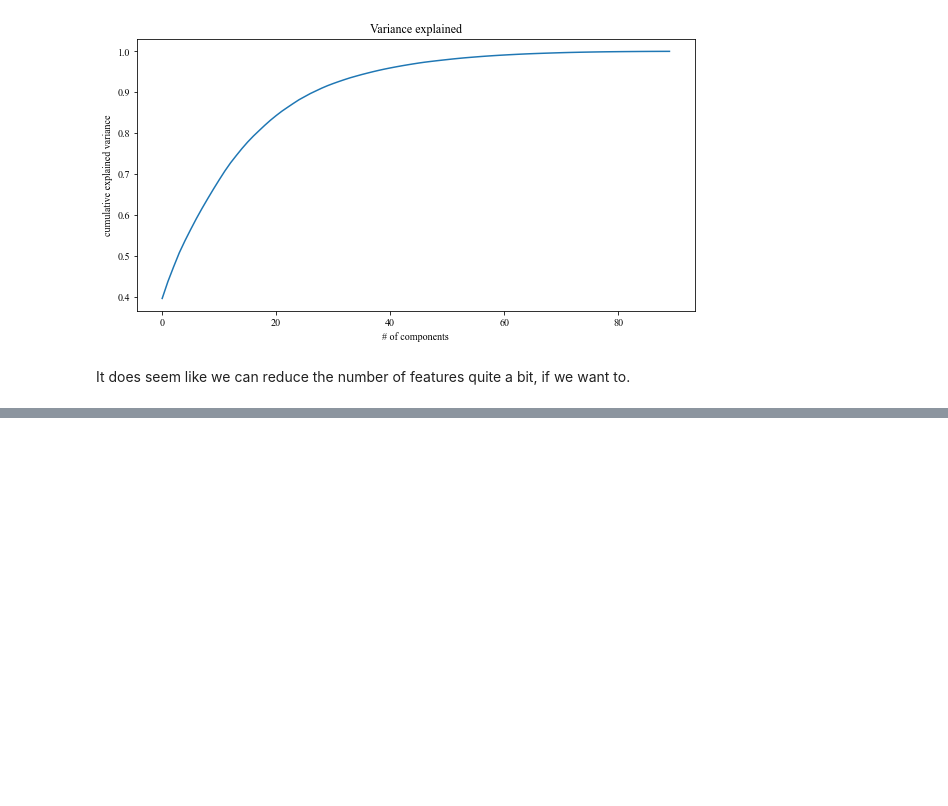
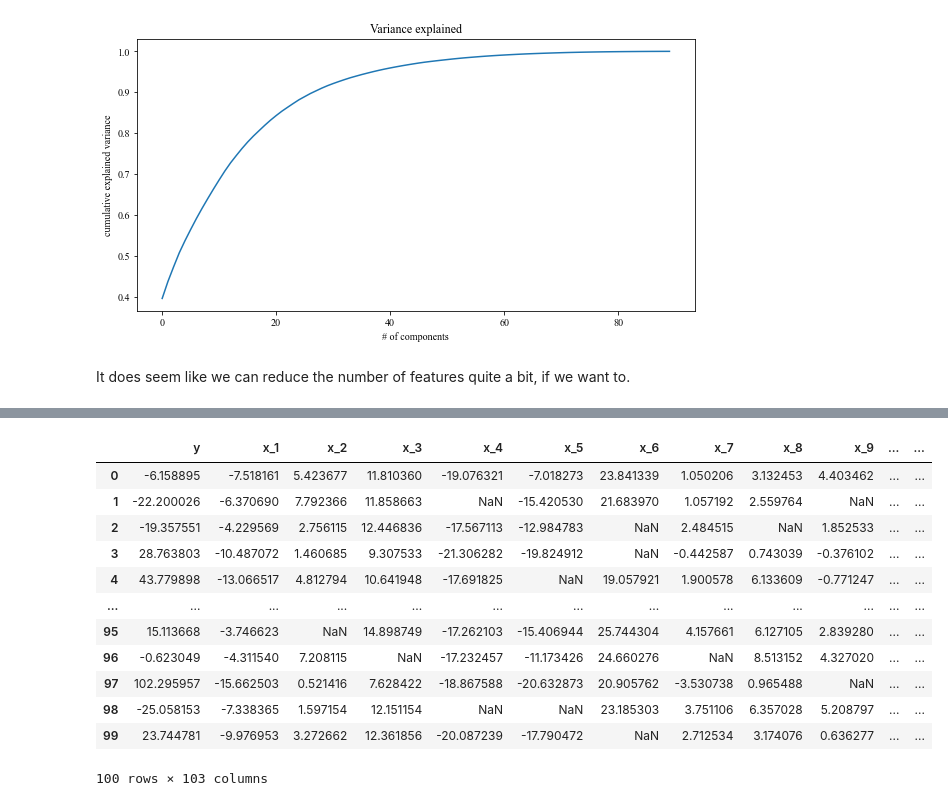
Before and after one commit to Ne0-1/02582_computational_data_analysis, a Jupyter notebook: explorative_analysis.ipynb, the cells around one changed output, grey strips where cells are left out. Cells and saved outputs as stored; diff of their text form; code cells hidden in the pictures; blank space fills up the shorter version.

```diff
--- a/explorative_analysis.ipynb
+++ b/explorative_analysis.ipynb
@@ -156,0 +188,16 @@ plt.show()
+# %%
+df
+# %% [output]
+|  | y | x_1 | x_2 | x_3 | x_4 | x_5 | x_6 | x_7 | x_8 | x_9 | ... | ... |
+| 0 | -6.158895 | -7.518161 | 5.423677 | 11.810360 | -19.076321 | -7.018273 | 23.841339 | 1.050206 | 3.132453 | 4.403462 | ... | ... |
+| 1 | -22.200026 | -6.370690 | 7.792366 | 11.858663 | NaN | -15.420530 | 21.683970 | 1.057192 | 2.559764 | NaN | ... | ... |
+| 2 | -19.357551 | -4.229569 | 2.756115 | 12.446836 | -17.567113 | -12.984783 | NaN | 2.484515 | NaN | 1.852533 | ... | ... |
+| 3 | 28.763803 | -10.487072 | 1.460685 | 9.307533 | -21.306282 | -19.824912 | NaN | -0.442587 | 0.743039 | -0.376102 | ... | ... |
+| 4 | 43.779898 | -13.066517 | 4.812794 | 10.641948 | -17.691825 | NaN | 19.057921 | 1.900578 | 6.133609 | -0.771247 | ... | ... |
+| ... | ... | ... | ... | ... | ... | ... | ... | ... | ... | ... | ... | ... |
+| 95 | 15.113668 | -3.746623 | NaN | 14.898749 | -17.262103 | -15.406944 | 25.744304 | 4.157661 | 6.127105 | 2.839280 | ... | ... |
+| 96 | -0.623049 | -4.311540 | 7.208115 | NaN | -17.232457 | -11.173426 | 24.660276 | NaN | 8.513152 | 4.327020 | ... | ... |
+| 97 | 102.295957 | -15.662503 | 0.521416 | 7.628422 | -18.867588 | -20.632873 | 20.905762 | -3.530738 | 0.965488 | NaN | ... | ... |
+| 98 | -25.058153 | -7.338365 | 1.597154 | 12.151154 | NaN | NaN | 23.185303 | 3.751106 | 6.357028 | 5.208797 | ... | ... |
+| 99 | 23.744781 | -9.976953 | 3.272662 | 12.361856 | -20.087239 | -17.790472 | NaN | 2.712534 | 3.174076 | 0.636277 | ... | ... |
+100 rows × 103 columns
```
Also changed, not shown: parts of 6 cells of this notebook.
